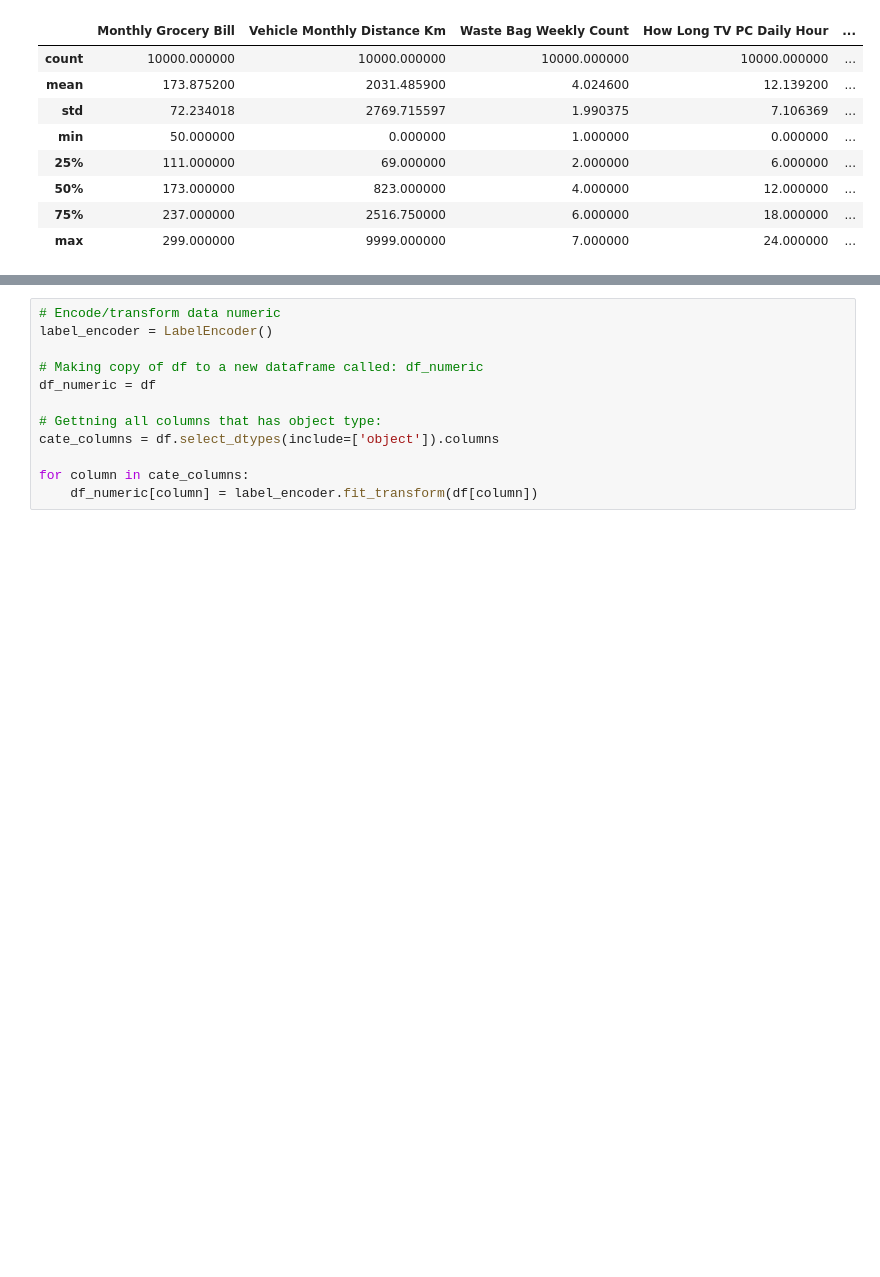
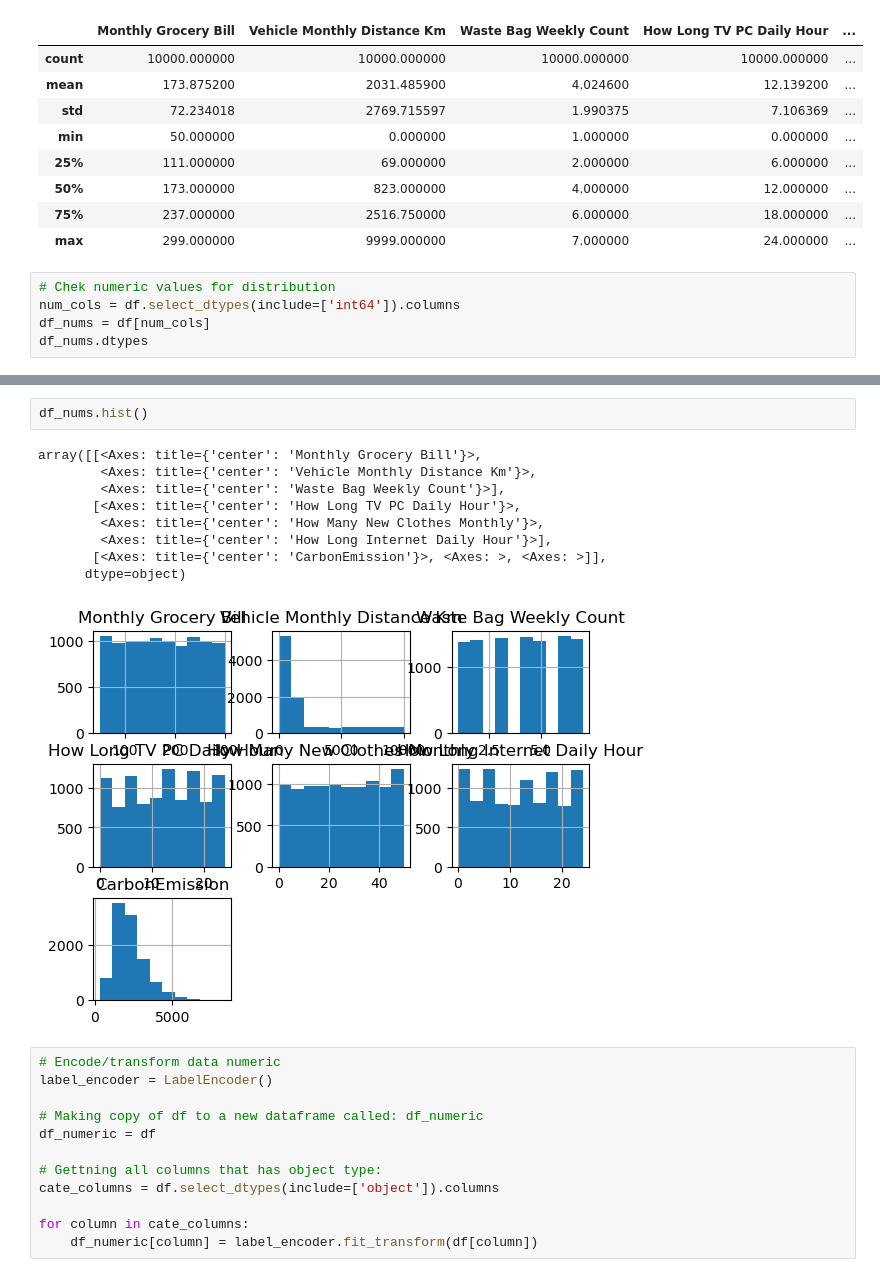
Before and after one commit to cph-oo221/Dat4-BI-Exam, a Jupyter notebook: Main.ipynb, the cells around one changed output, grey strips where cells are left out. Cells and saved outputs as stored; diff of their text form; blank space fills up the shorter version.

```diff
--- a/Main.ipynb
+++ b/Main.ipynb
@@ -135,3 +135,8 @@ df.describe()
 | 50% | 173.000000 | 823.000000 | 4.000000 | 12.000000 | ... |
 | 75% | 237.000000 | 2516.750000 | 6.000000 | 18.000000 | ... |
 | max | 299.000000 | 9999.000000 | 7.000000 | 24.000000 | ... |
+# %%
+# Chek numeric values for distribution
+num_cols = df.select_dtypes(include=['int64']).columns
+df_nums = df[num_cols]
+df_nums.dtypes
@@ -138,3 +152,15 @@ df.describe()
+# %%
+df_nums.hist()
+# %% [output]
+array([[<Axes: title={'center': 'Monthly Grocery Bill'}>,
+        <Axes: title={'center': 'Vehicle Monthly Distance Km'}>,
+        <Axes: title={'center': 'Waste Bag Weekly Count'}>],
+       [<Axes: title={'center': 'How Long TV PC Daily Hour'}>,
+        <Axes: title={'center': 'How Many New Clothes Monthly'}>,
+        <Axes: title={'center': 'How Long Internet Daily Hour'}>],
+       [<Axes: title={'center': 'CarbonEmission'}>, <Axes: >, <Axes: >]],
+      dtype=object)
+[figure, added]
 # %%
 # Encode/transform data numeric
 label_encoder = LabelEncoder()
```
Also changed, not shown: parts of 7 cells of this notebook.
